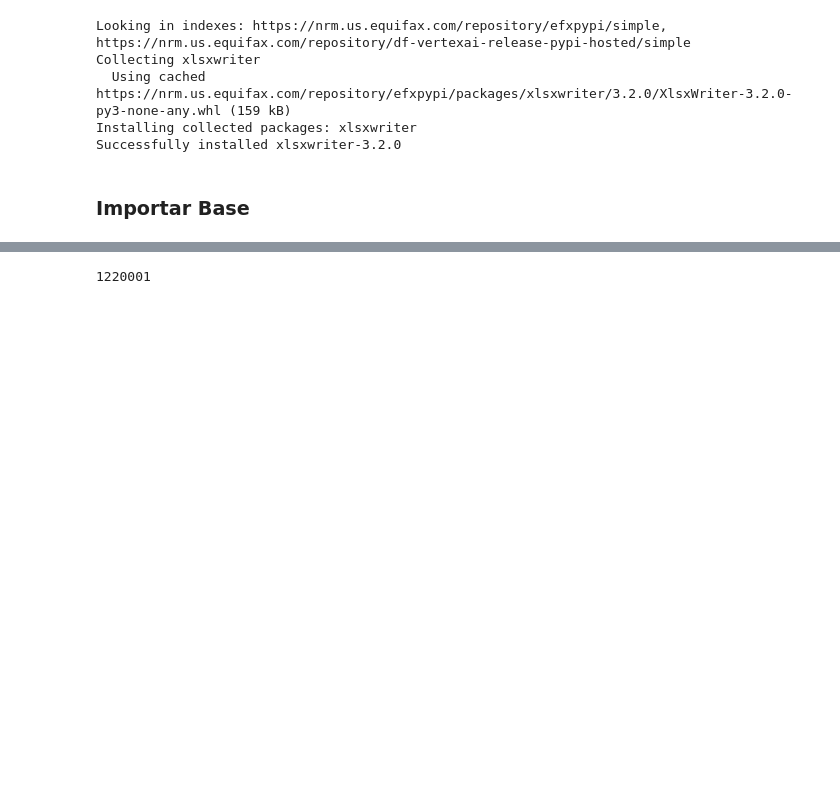
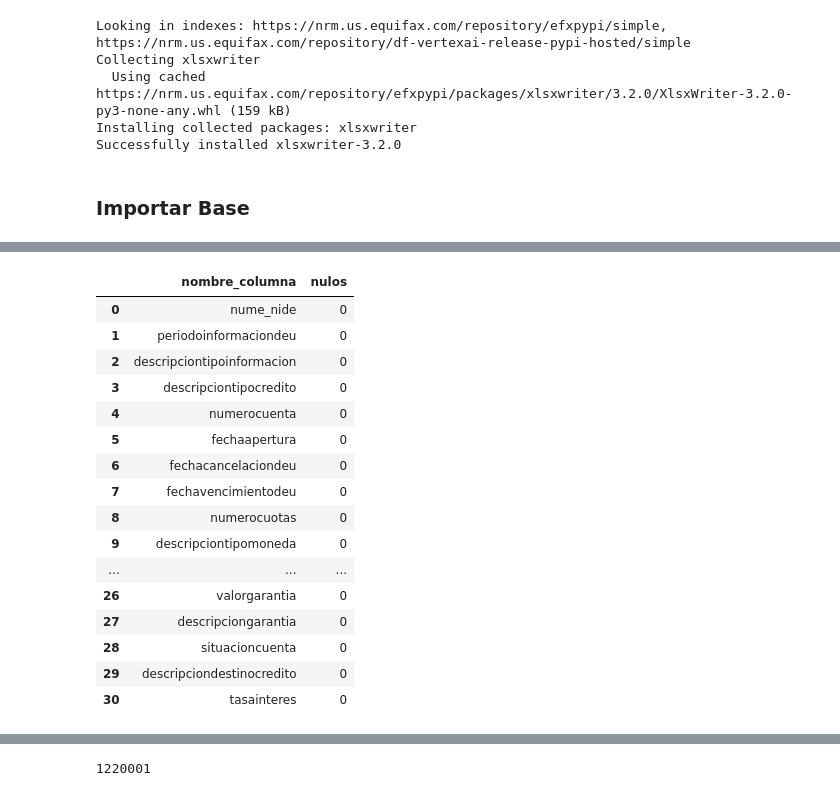
Before and after one commit to almendradelmorallobos/da_hn_ign-ban_inter_des_pymes, a Jupyter notebook: 00_Creacion_tablon_clusters.ipynb, the cells around one changed output, grey strips where cells are left out. Cells and saved outputs as stored; diff of their text form; code cells hidden in the pictures; blank space fills up the shorter version.

```diff
--- a/00_Creacion_tablon_clusters.ipynb
+++ b/00_Creacion_tablon_clusters.ipynb
@@ -66,0 +530,18 @@ df.head()
+# %%
+# dfa_dna_ws0017_la_prd_sandbox.hn_bid_cantidad_empleados_base_laboral
+
+
+deucomer = pd.DataFrame()
+client = bigquery.Client()
+
+query = client.query(
+r'''
+  SELECT * FROM `dfa_dna_ws0017_la_prd_sandbox.hn_bid_info_emp_deucomer`
+'''
+)
+
+# Almacenar consulta BigQuery en pandas df
+deucomer = query.to_dataframe()
+print(deucomer.shape)
+
+deucomer.head()
@@ -66,0 +556,32 @@ df.head()
+# %%
+# Calcular la sumatoria de nulos en cada columna
+nulos_por_columna = deucomer.isnull().sum()
+
+# Imprimir el resultado
+nulos_por_columna
+
+# Convert the series to a DataFrame
+nulos_por_columna_df = nulos_por_columna.reset_index()
+
+# Rename the columns
+nulos_por_columna_df.columns = ['nombre_columna', 'nulos']
+
+nulos_por_columna_df
+# %% [output]
+|  | nombre_columna | nulos |
+| 0 | nume_nide | 0 |
+| 1 | periodoinformaciondeu | 0 |
+| 2 | descripciontipoinformacion | 0 |
+| 3 | descripciontipocredito | 0 |
+| 4 | numerocuenta | 0 |
+| 5 | fechaapertura | 0 |
+| 6 | fechacancelaciondeu | 0 |
+| 7 | fechavencimientodeu | 0 |
+| 8 | numerocuotas | 0 |
+| 9 | descripciontipomoneda | 0 |
+| ... | ... | ... |
+| 26 | valorgarantia | 0 |
+| 27 | descripciongarantia | 0 |
+| 28 | situacioncuenta | 0 |
+| 29 | descripciondestinocredito | 0 |
+| 30 | tasainteres | 0 |
```
Also changed, not shown: parts of 44 cells of this notebook.
